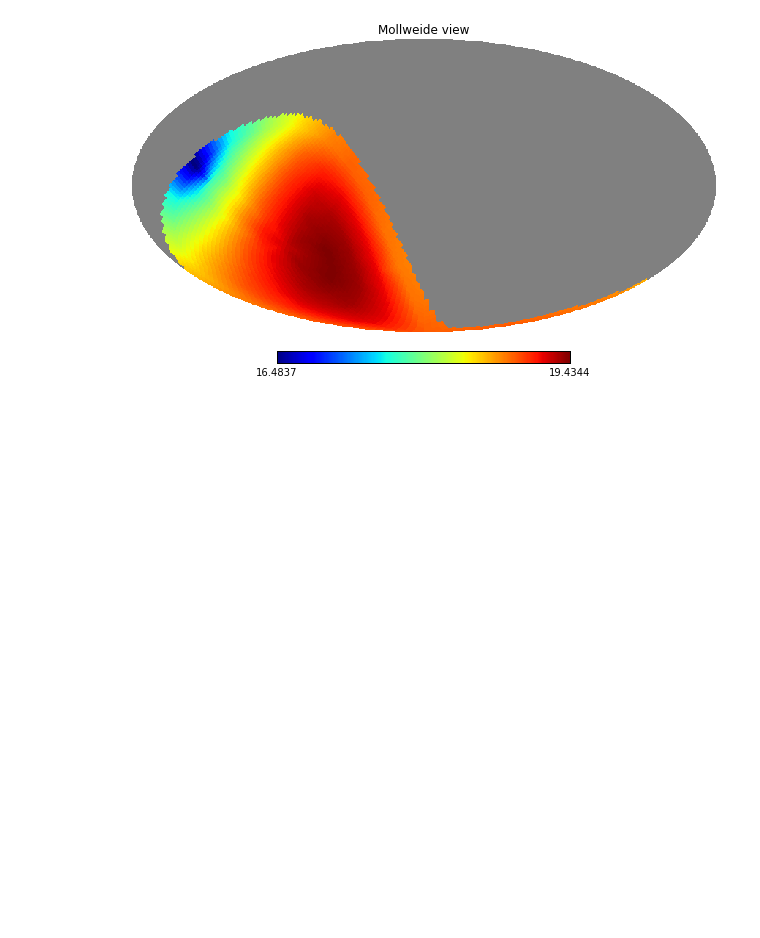
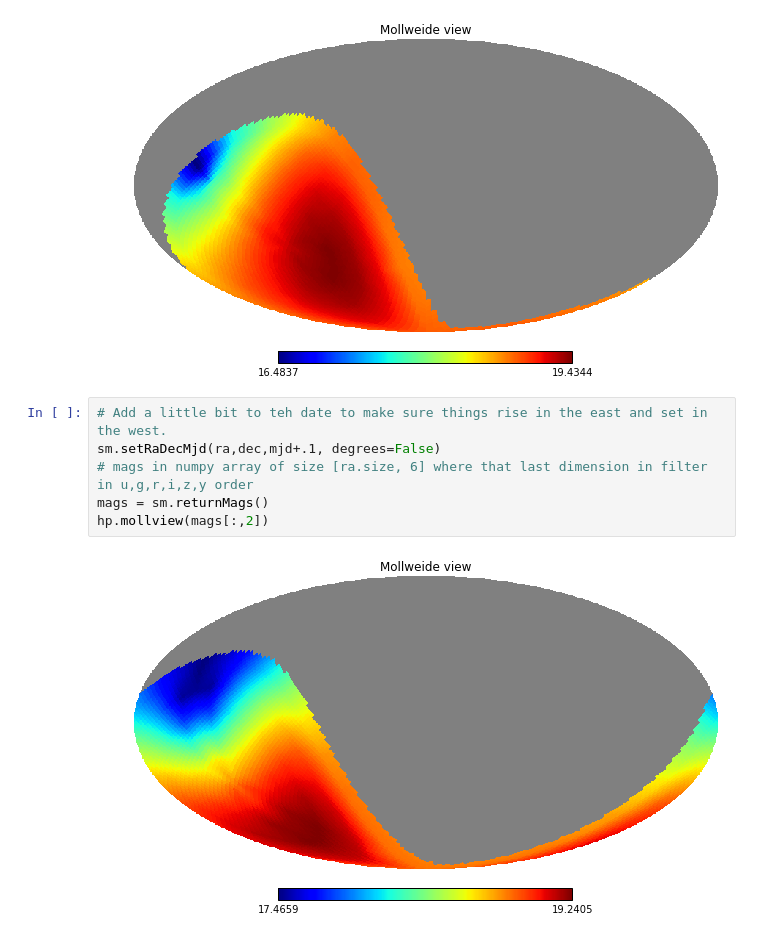
Before and after one commit to yoachim/ScratchStuff, a Jupyter notebook: notebooks/QuickSkyExample.ipynb, the cells around one changed output. Cells and saved outputs as stored; diff of their text form; blank space fills up the shorter version.

Commit message:
make sure scroll goes the right way

```diff
--- a/notebooks/QuickSkyExample.ipynb
+++ b/notebooks/QuickSkyExample.ipynb
@@ -24,3 +27,11 @@ mags = sm.returnMags()
 hp.mollview(mags[:,2])
 # %% [output]
 [figure]
+# %%
+# Add a little bit to teh date to make sure things rise in the east and set in the west.
+sm.setRaDecMjd(ra,dec,mjd+.1, degrees=False)
+# mags in numpy array of size [ra.size, 6] where that last dimension in filter in u,g,r,i,z,y order
+mags = sm.returnMags()
+hp.mollview(mags[:,2])
+# %% [output]
+[figure, added]
```
Also changed, not shown: parts of 1 cell of this notebook.
